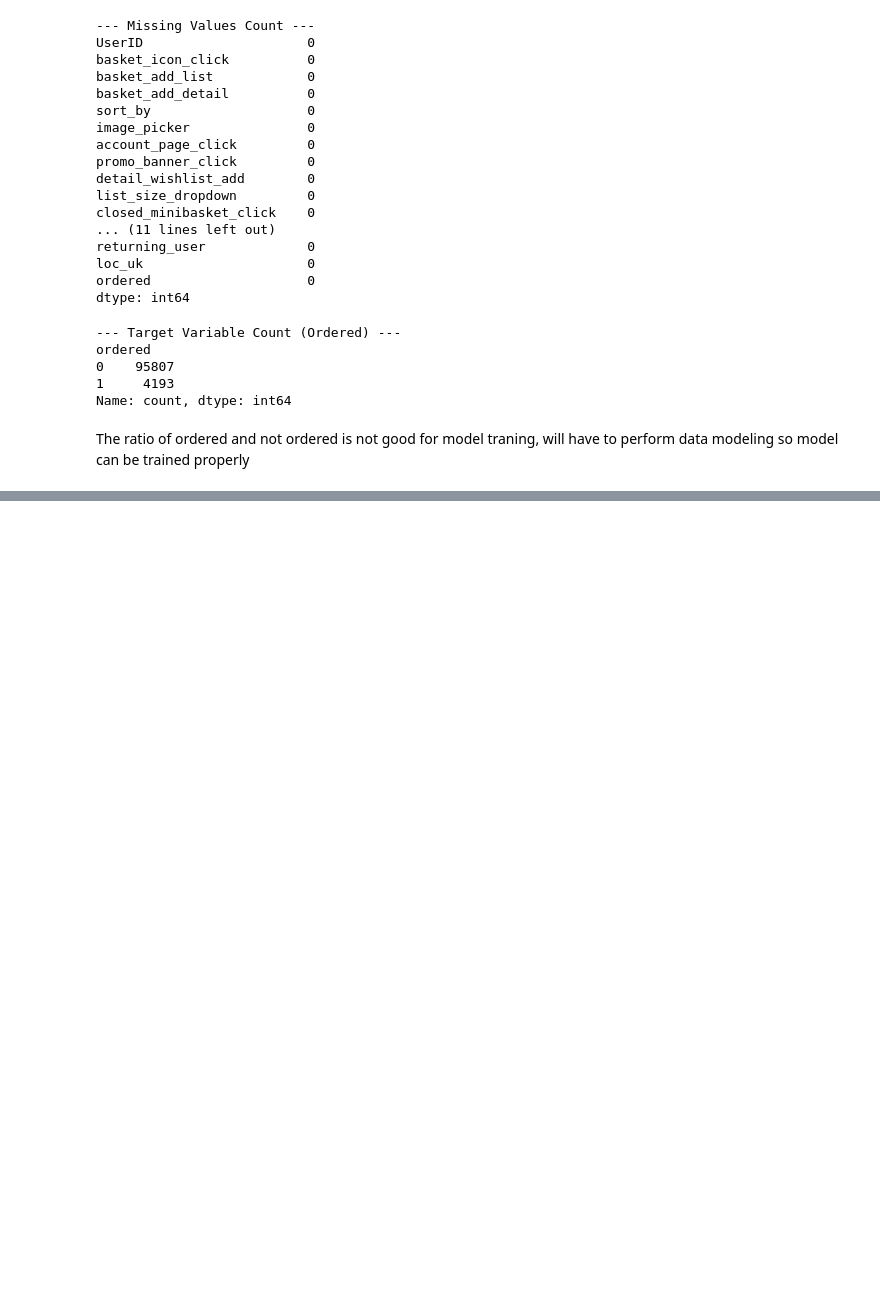
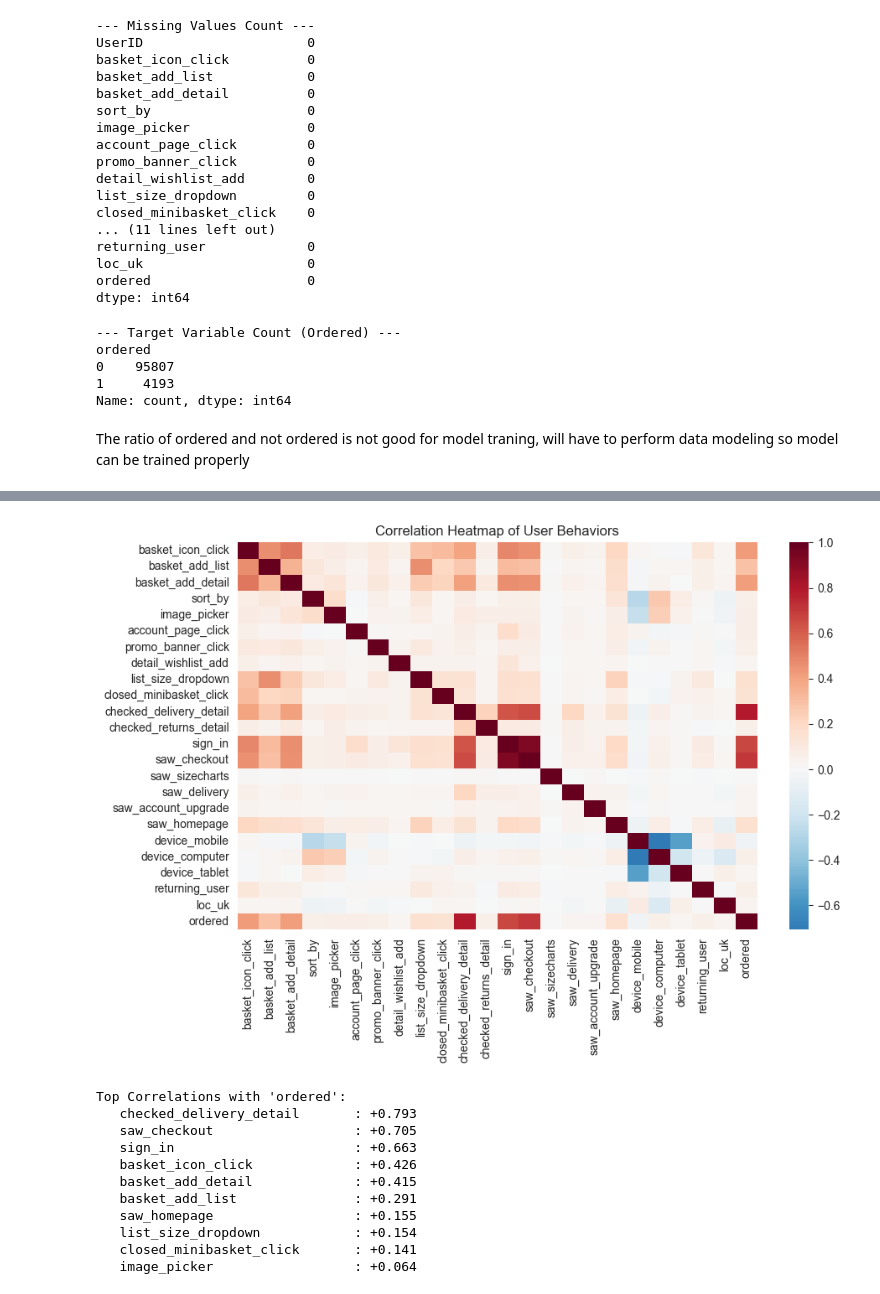
Before and after one commit to koliHarshad/CartPredict, a Jupyter notebook: CartPredict.ipynb, the cells around one changed output, grey strips where cells are left out. Cells and saved outputs as stored; diff of their text form; code cells hidden in the pictures; blank space fills up the shorter version.

```diff
--- a/CartPredict.ipynb
+++ b/CartPredict.ipynb
@@ -139,0 +164,33 @@ Index: []
+# %%
+# Correlation Heatmap - To identify which user actions have the strongest mathematical relationship with a purchase.
+
+plt.figure(figsize=(10, 6))
+# We only use numeric columns for correlation
+corr_matrix = df.corr(numeric_only=True)
+sns.heatmap(corr_matrix, annot=False, cmap='RdBu_r', center=0)
+plt.title('Correlation Heatmap of User Behaviors')
+plt.show()
+
+
+
+# --- Top Correlations with Target ('ordered') ---
+print("\nTop Correlations with 'ordered':")
+# Sort by absolute value to see strongest relationships (positive or negative)
+target_corr = corr_matrix['ordered'].drop('ordered').abs().sort_values(ascending=False)
+
+for feat, val in target_corr.head(10).items():
+    direction = '+' if corr_matrix.loc[feat, 'ordered'] > 0 else '-'
+    print(f"   {feat:30s}: {direction}{val:.3f}")
+# %% [output]
+[figure, added]
+Top Correlations with 'ordered':
+   checked_delivery_detail       : +0.793
+   saw_checkout                  : +0.705
+   sign_in                       : +0.663
+   basket_icon_click             : +0.426
+   basket_add_detail             : +0.415
+   basket_add_list               : +0.291
+   saw_homepage                  : +0.155
+   list_size_dropdown            : +0.154
+   closed_minibasket_click       : +0.141
+   image_picker                  : +0.064
```
Also changed, not shown: parts of 32 cells of this notebook, 9 other files.
